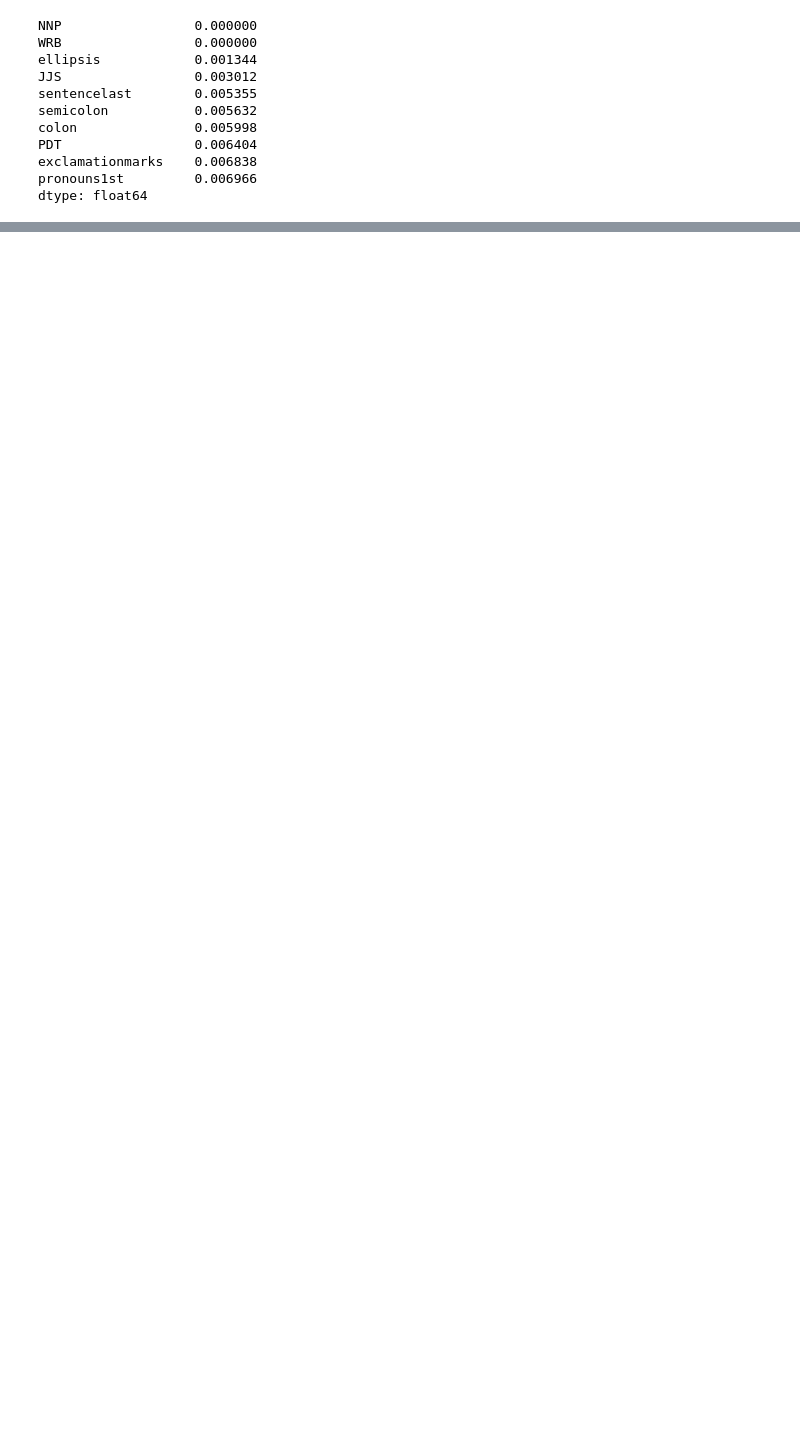
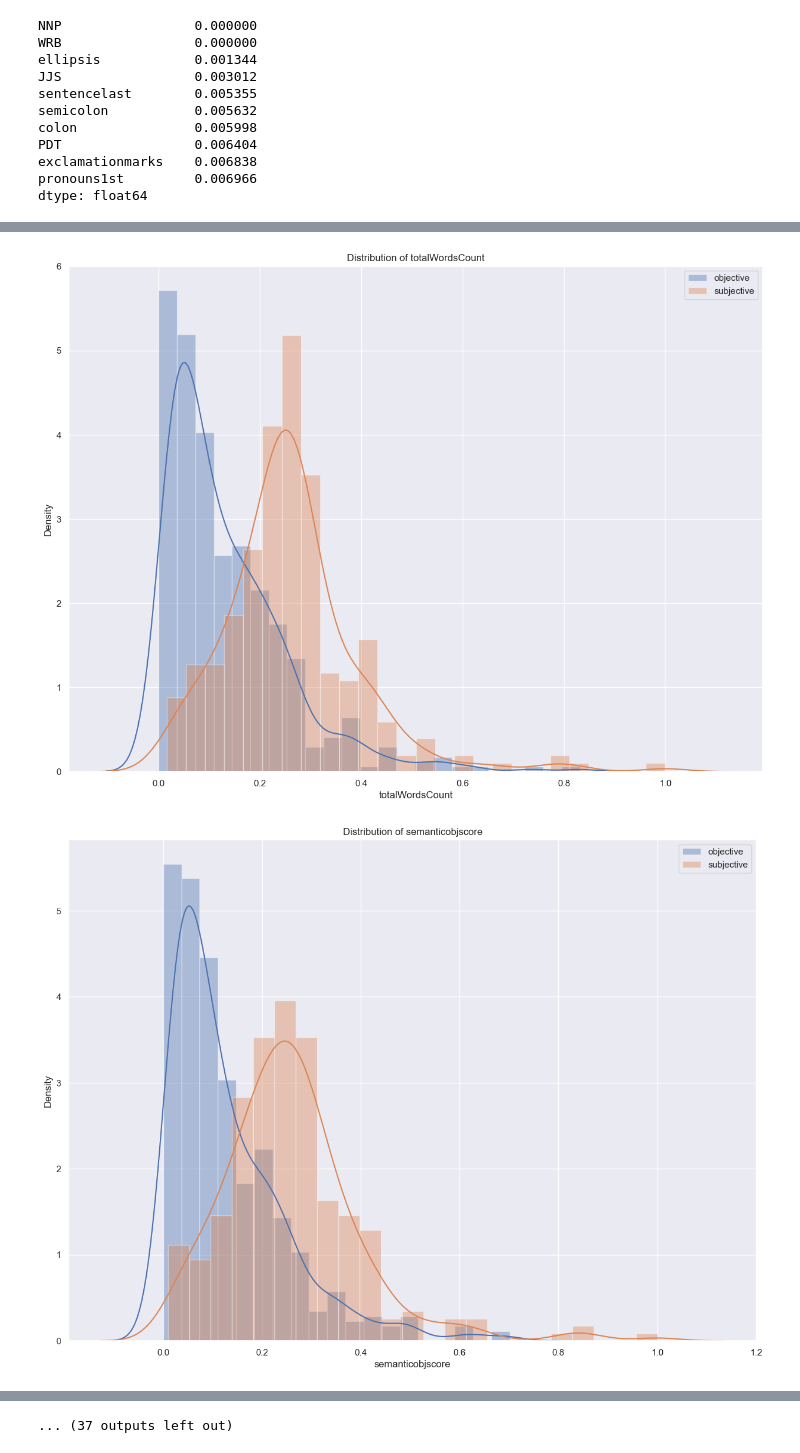
Before and after one commit to CarlosMealha/FEUP-AI-ML-PROJ, a Jupyter notebook: article-data-treatment.ipynb, the cells around one changed output, grey strips where cells are left out. Drawn from its saved outputs; the diff is of its cells as text; code cells hidden in the pictures; blank space fills up the shorter version.

```diff
--- a/article-data-treatment.ipynb
+++ b/article-data-treatment.ipynb
@@ -296,0 +447,21 @@ plt.show()
+# %%
+plt.rcParams['figure.figsize'] = (15,11)
+# %%
+# INDICATOR DISTRIBUTION
+
+for indicator in ind_train.columns:
+    plt.title('Distribution of ' + indicator)
+    #sb.displot(ind_train[indicator][l_train == 'objective'], label='objective', kde=True, stat="density")
+    #sb.displot(ind_train[indicator][l_train == 'subjective'], label='subjective', kde=True, stat="density")
+
+    sb.distplot(ind_train[indicator][l_train == 'objective'], label='objective', norm_hist=True)
+    sb.distplot(ind_train[indicator][l_train == 'subjective'], label='subjective', norm_hist=True)
+
+    plt.xlabel(indicator)
+
+    plt.legend(loc='best') #needed so the legend doesnt overlap
+
+    plt.show()
+# %% [output]
+[figure, added]
+[figure, added]
@@ -296,0 +478 @@ plt.show()
+... (37 outputs left out)
```
Also changed, not shown: parts of 26 cells of this notebook.
